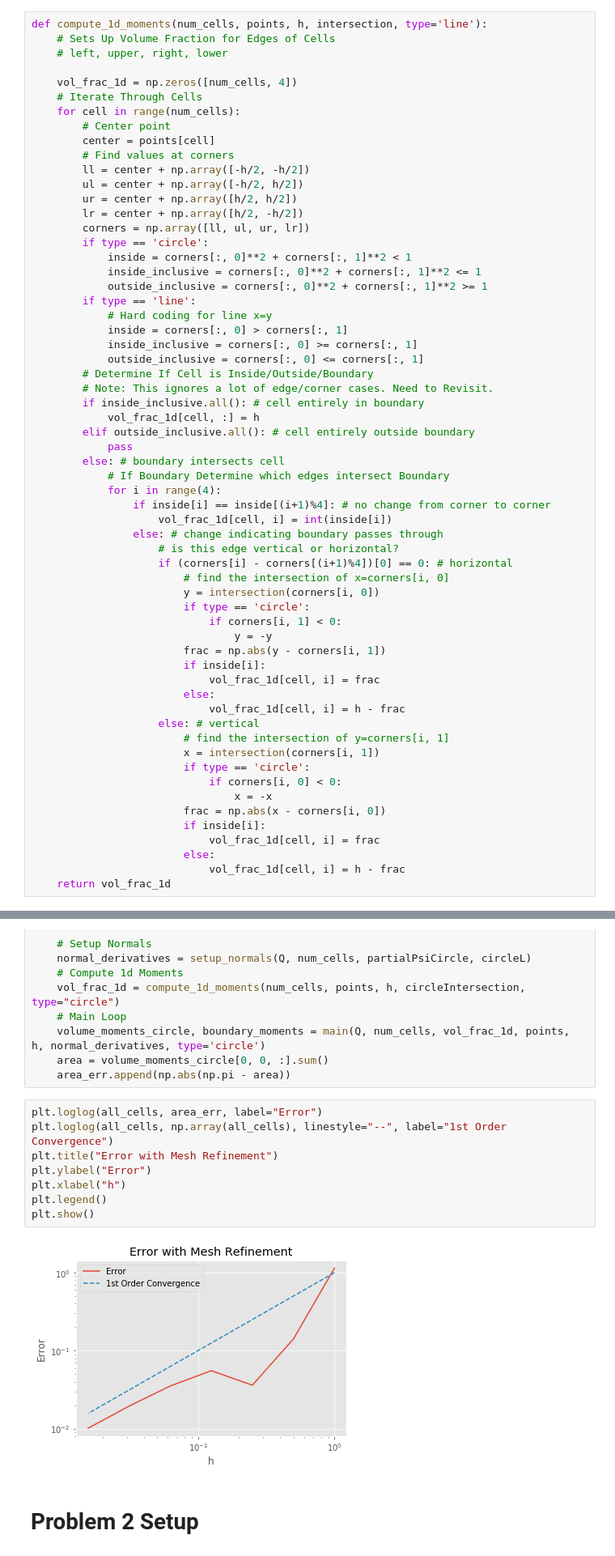
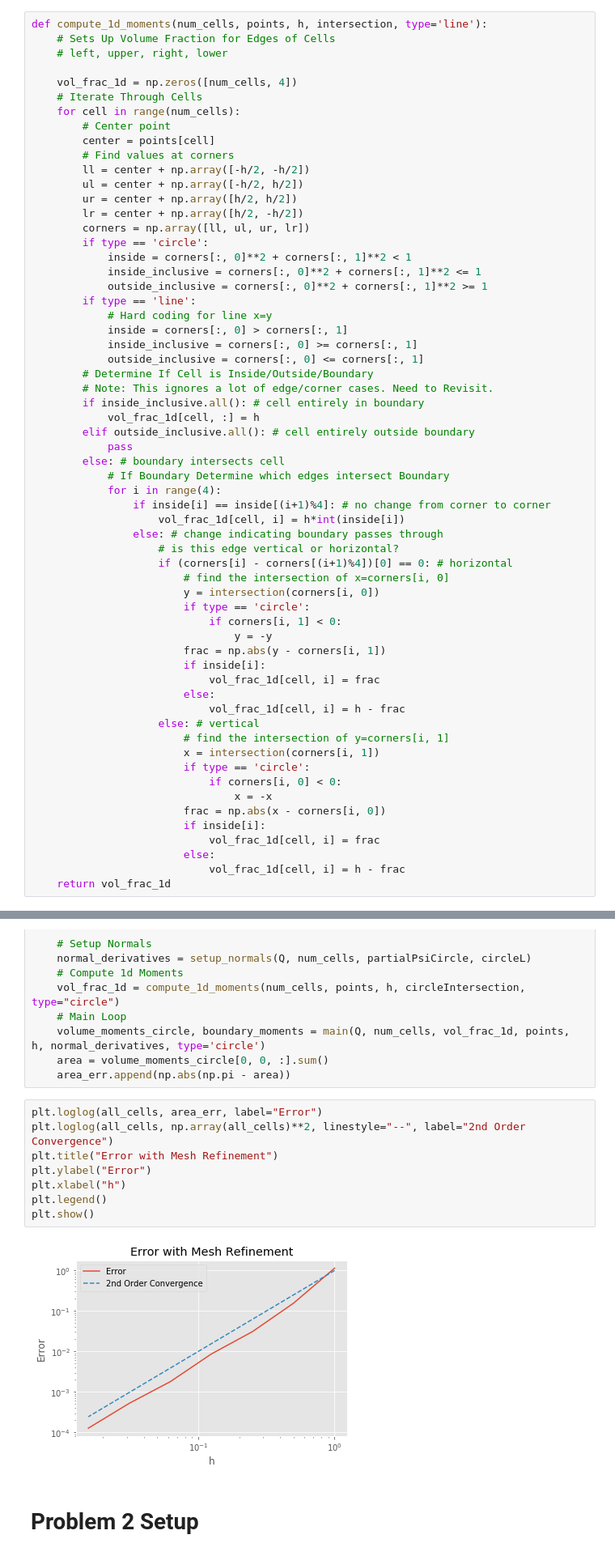
Before and after one commit to marissachanlatte/EmbeddedBoundary, a Jupyter notebook: docs/2DEmbeddedBoundary.ipynb, the cells around one changed output, grey strips where cells are left out. Shown: that part at 81% size. Cells and saved outputs as stored; diff of their text form.

```diff
--- a/docs/2DEmbeddedBoundary.ipynb
+++ b/docs/2DEmbeddedBoundary.ipynb
@@ -109,7 +116,7 @@ def compute_1d_moments(num_cells, points, h, intersection, type='line'):
             # If Boundary Determine which edges intersect Boundary
             for i in range(4):
                 if inside[i] == inside[(i+1)%4]: # no change from corner to corner
-                    vol_frac_1d[cell, i] = int(inside[i])
+                    vol_frac_1d[cell, i] = h*int(inside[i])
                 else: # change indicating boundary passes through
                     # is this edge vertical or horizontal?
                     if (corners[i] - corners[(i+1)%4])[0] == 0: # horizontal
@@ -359,14 +366,14 @@ for i in range(7):
     area_err.append(np.abs(np.pi - area))
 # %%
 plt.loglog(all_cells, area_err, label="Error")
-plt.loglog(all_cells, np.array(all_cells), linestyle="--", label="1st Order Convergence")
+plt.loglog(all_cells, np.array(all_cells)**2, linestyle="--", label="2nd Order Convergence")
 plt.title("Error with Mesh Refinement")
 plt.ylabel("Error")
 plt.xlabel("h")
 plt.legend()
 plt.show()
 # %% [output]
-[figure, old version]
+[figure, new version]
 # %% [markdown]
 # Problem 2 Setup
 # %% [markdown]
```
Also changed, not shown: parts of 4 cells of this notebook, 1 other file.
